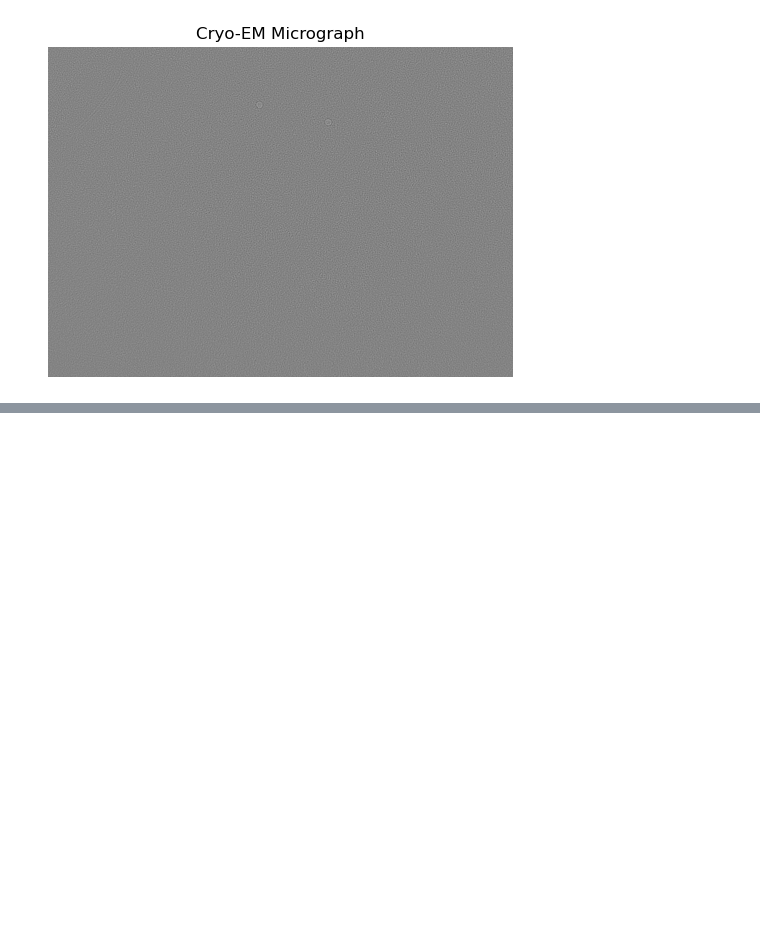
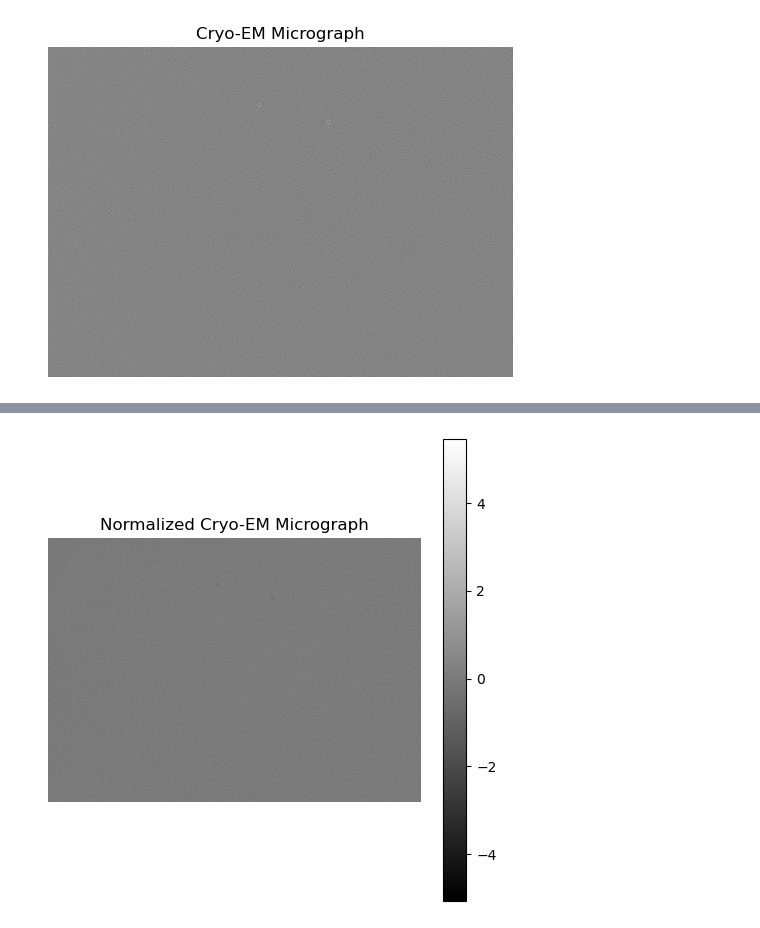
Before and after one commit to rdsza/symmetrical-dollop, a Jupyter notebook: 02-Without_stack.ipynb, the cells around one changed output, grey strips where cells are left out. Cells and saved outputs as stored; diff of their text form; code cells hidden in the pictures; blank space fills up the shorter version.

```diff
--- a/02-Without_stack.ipynb
+++ b/02-Without_stack.ipynb
@@ -319,8 +318,18 @@ plot_sphere_coverage(theta_angles, phi_angles)
 # %%
 # Apply the band-pass filter to the micrograph
 I_filtered = bandpass_filter(I, low_sigma=1, high_sigma=5)
 
 # Normalize the micrograph
 I_mean = np.mean(I_filtered)
 I_std = np.std(I_filtered)
 I_norm = (I_filtered - I_mean) / I_std
+
+# Plot I
+plt.figure(figsize=(6, 6))
+plt.imshow(I_norm, cmap='gray')
+plt.title('Normalized Cryo-EM Micrograph')
+plt.axis('off')
+plt.colorbar()
+plt.show()
+# %% [output]
+[figure, added]
```
Also changed, not shown: parts of 7 cells of this notebook, 4 other files.
